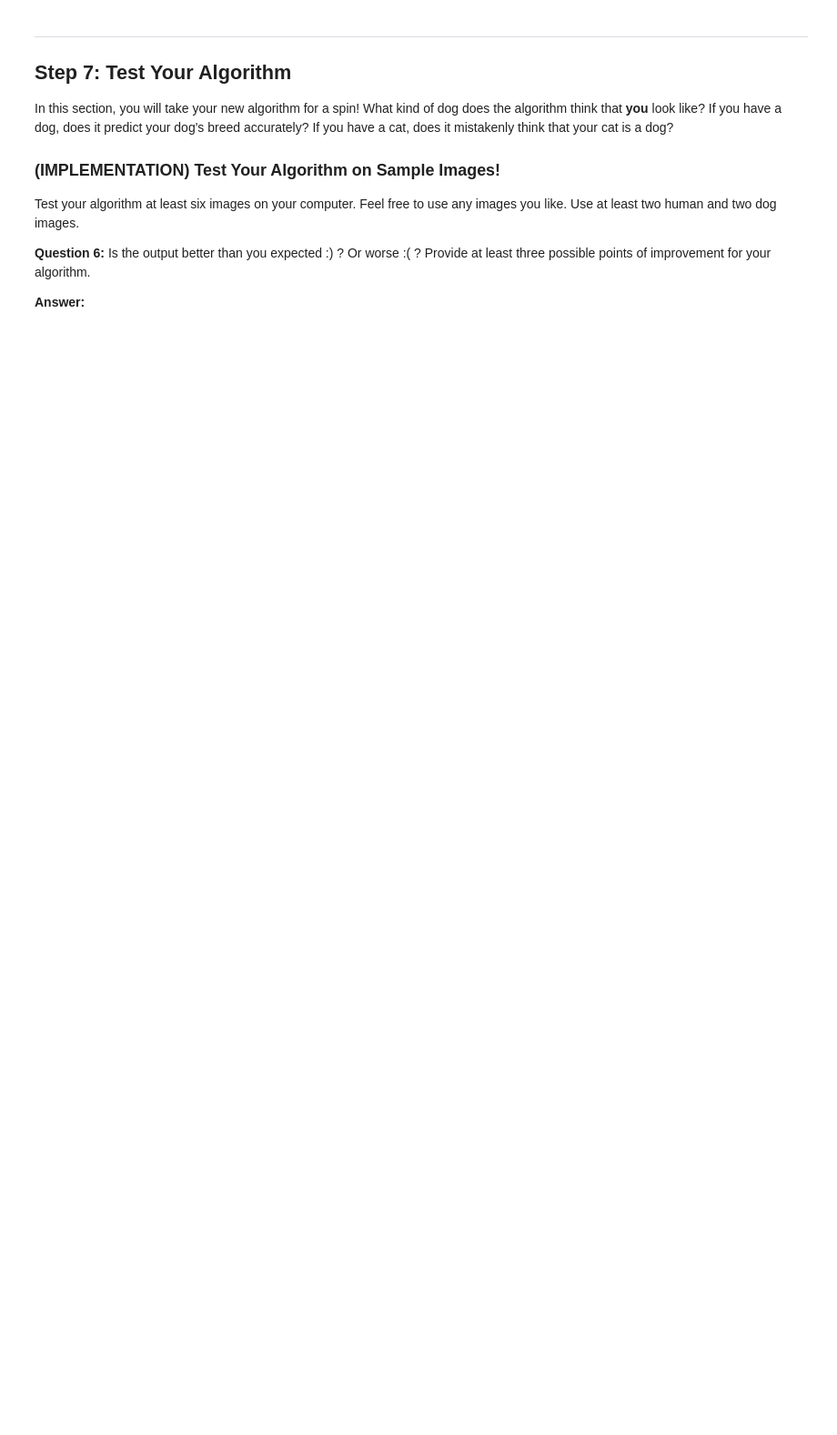
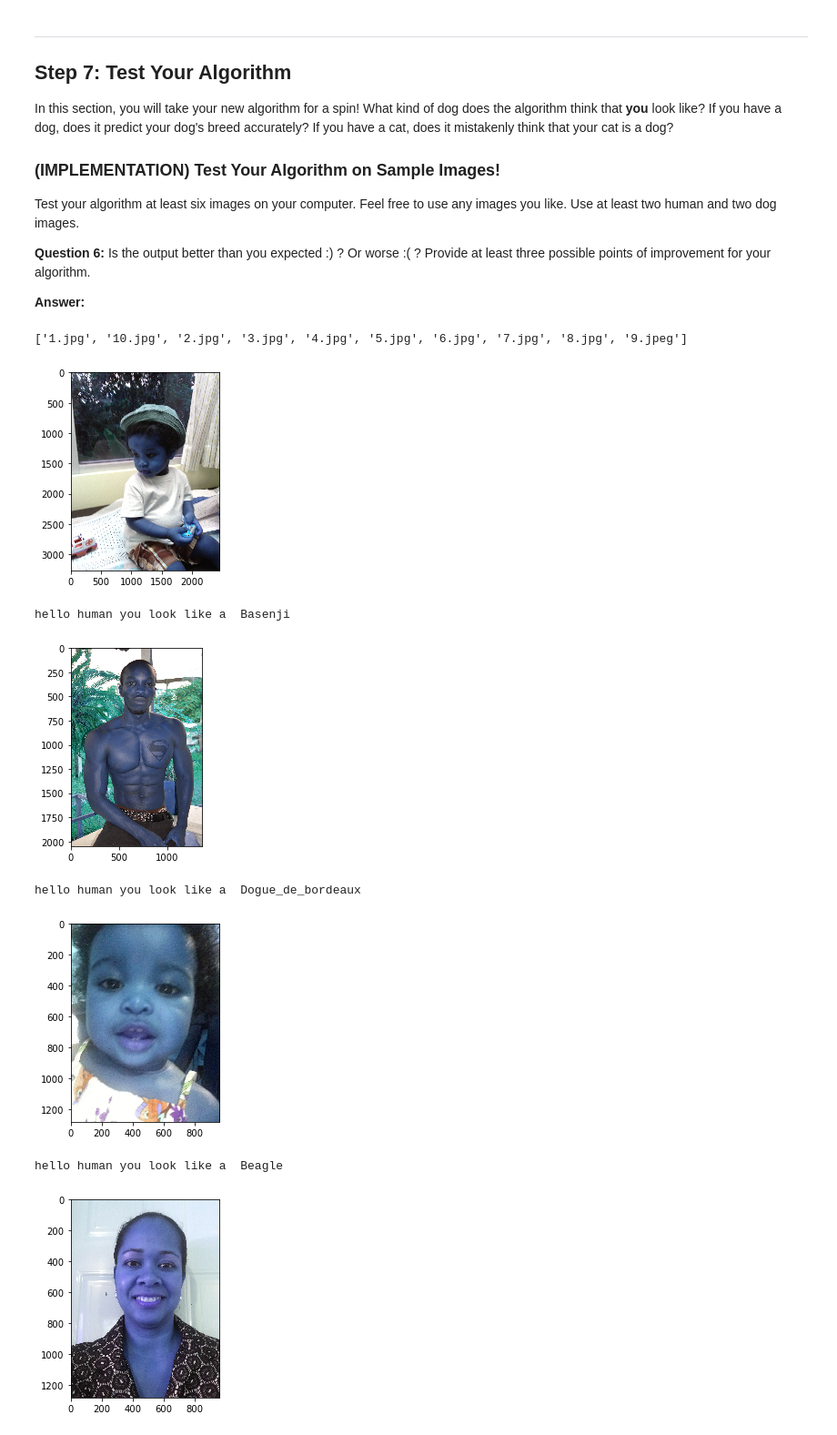
Before and after one commit to ricardo-0x07/dog-project, a Jupyter notebook: dog_app.ipynb, the cells around one changed output. Shown at 91% size. Drawn from its saved outputs; the diff is of its cells as text; code cells hidden in the pictures; blank space fills up the shorter version.

```diff
--- a/dog_app.ipynb
+++ b/dog_app.ipynb
@@ -792,4 +800,20 @@ __Answer:__
 # %%
 ## TODO: Execute your algorithm from Step 6 on
 ## at least 6 images on your computer.
 ## Feel free to use as many code cells as needed.
+import os
+import glob
+dirs = os.listdir("test/")
+cars = []
+for image_name in dirs:
+    path = "test/" + image_name
+    detect(path)
+# %% [output]
+['1.jpg', '10.jpg', '2.jpg', '3.jpg', '4.jpg', '5.jpg', '6.jpg', '7.jpg', '8.jpg', '9.jpeg']
+[figure, added]
+hello human you look like a  Basenji
+[figure, added]
+hello human you look like a  Dogue_de_bordeaux
+[figure, added]
+hello human you look like a  Beagle
+[figure, added]
```
Also changed, not shown: parts of 10 cells of this notebook, 10 other files.
